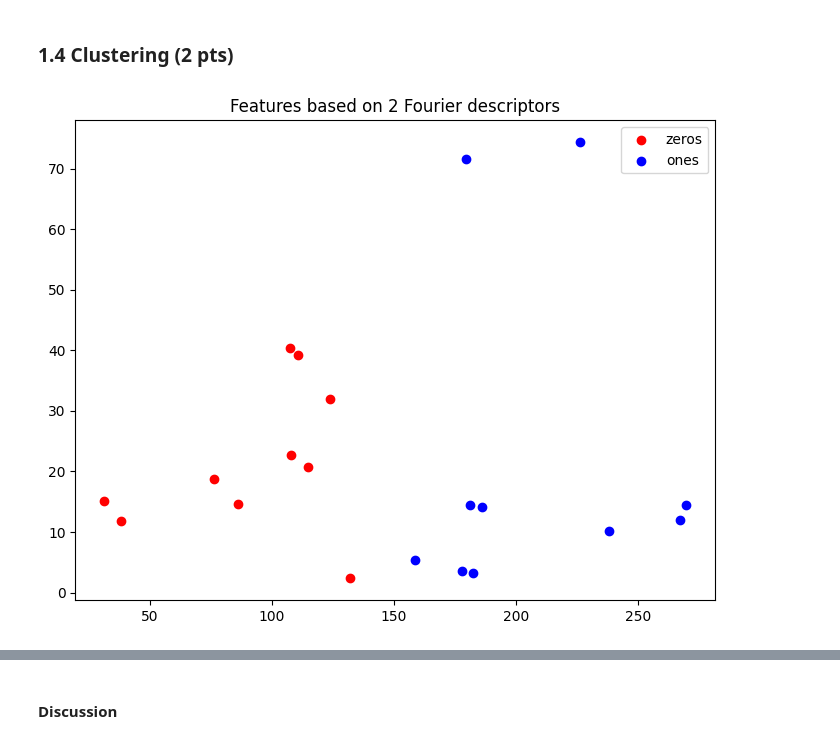
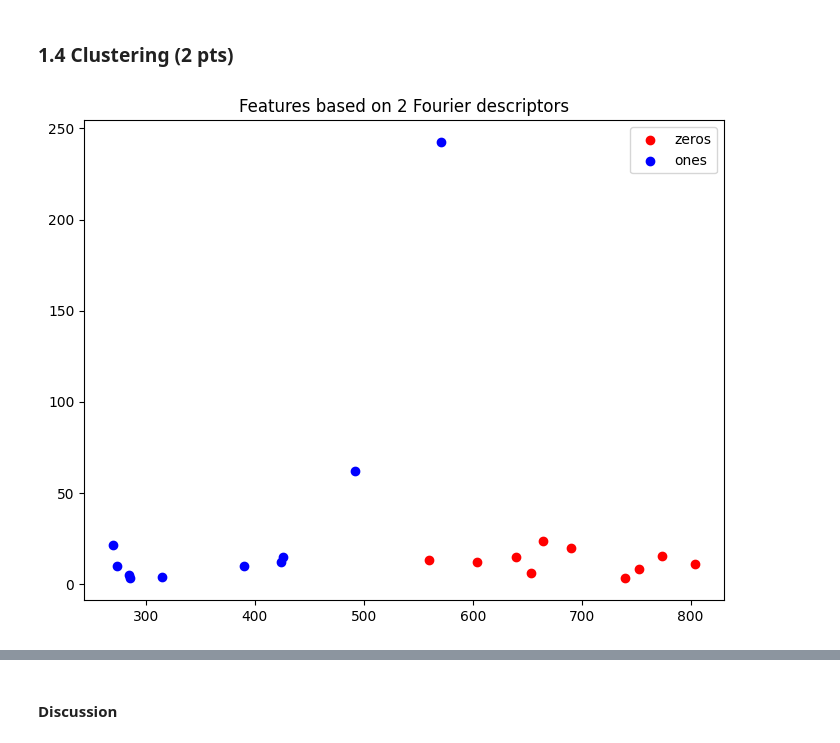
Before and after one commit to OctavioProfeta/iapr, a Jupyter notebook: labs/lab_02_object_description.ipynb, the cells around one changed output, grey strips where cells are left out. Cells and saved outputs as stored; diff of their text form; code cells hidden in the pictures.

```diff
--- a/labs/lab_02_object_description.ipynb
+++ b/labs/lab_02_object_description.ipynb
@@ -145,12 +145,7 @@ def keep_white(image, threshold):
 # %%
 # TODO: Fill the lists below with your preprocessed images of "0"s and "1"s
-zeros = []
-ones = []
-
-# Ludo: du coup ca donnerais ca juste en dessosu
-zeros = keep_white(zeros_im,50)
-ones = keep_white(ones_im,50)
-# Ludo: le resultat est pas mal en vrai, pourquoi pas
+zeros = [preprocess(img) for img in zeros_im]
+ones = [preprocess(img) for img in ones_im]
 
 # Plot images
 fig, axes = plt.subplots(2, len(zeros), figsize=(12, 3))
@@ -325,8 +269,8 @@ TODO
 descr_set_sizes = [1, 2, 5, 10, 20]
 
 # Define images for which you will show the recovery. You can also change the indexes.
-zero = zeros_im[3]
-one = ones_im[3]
+zero = zeros[3]
+one = ones[5]
 # %%
 # TODO
 for size in descr_set_sizes:
@@ -351,54 +295,25 @@ TODO
 # %% [markdown]
 ### 1.4 Clustering (2 pts)
 # %%
-#cluster with magnitude of the two first Fourier descriptors
+# Cluster with magnitude of the two first Fourier descriptors
+
 # First feature for all "0"s
-zeros_f1 = []
+zeros_f1 = [np.abs(get_descriptors(zero, 3))[1] for zero in zeros]
 # Second feature for all "0"s
-zeros_f2 = []
+zeros_f2 = [np.abs(get_descriptors(zero, 3))[2] for zero in zeros]
 # Fist feature for all "1"s
-ones_f1 = []
+ones_f1 = [np.abs(get_descriptors(one, 3))[1] for one in ones]
 # Second feature for all "1"s
-ones_f2 = []
-
-zeros = keep_white(zeros_im,50)
-ones = keep_white(ones_im,50)
-
-for i, zero in enumerate(zeros):
-    zeros[i] = remove_small_objects(zero, 20, connectivity=2)
-
-for i, one in enumerate(ones):
-    ones[i] = remove_small_objects(one, 20, connectivity=2)
-
-
-contour0 = get_contours(zeros)
-contour1 = get_contours(ones)
-
-for contour_0, contour_1 in zip(contour0, contour1):
-    # compute the Fourier descriptors
-    descriptors0 = np.fft.fft(contour_0[:,0] + 1j*contour_0[:,1])
-    descriptors1 = np.fft.fft(contour_1[:,0] + 1j*contour_1[:,1])
-
-    # compute the magnitudes of the first two descriptors
-    mags0 = np.abs(descriptors0[1:3])
-    mags1 = np.abs(descriptors1[1:3])
-
-    # add the feature vectors
-    zeros_f1.append(mags0[0])
-    zeros_f2.append(mags0[1])
-    ones_f1.append(mags1[0])
-    ones_f2.append(mags1[1])
-
-# octa : pas sur de ce que je fait, tests
+ones_f2 = [np.abs(get_descriptors(one, 3))[2] for one in ones]
 
 # Plot features for all images
 fig = plt.figure()
 ax = fig.add_axes([0,0,1,1])
 ax.scatter(zeros_f1, zeros_f2, color='r', label='zeros')
 ax.scatter(ones_f1, ones_f2, color='b', label='ones')
 ax.legend(loc='best')
 plt.title("Features based on 2 Fourier descriptors")
 plt.show()
 # %% [output]
-[figure, old version]
+[figure, new version]
 # %%
```
Also changed, not shown: parts of 18 cells of this notebook.
